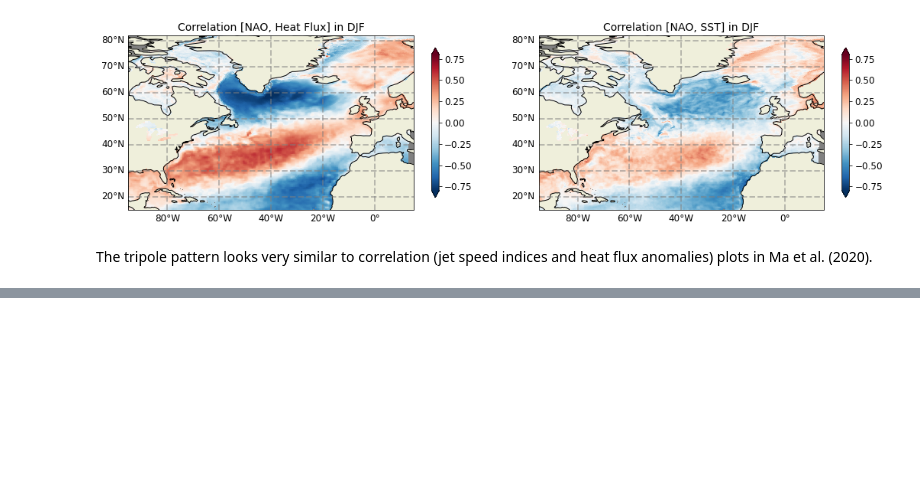
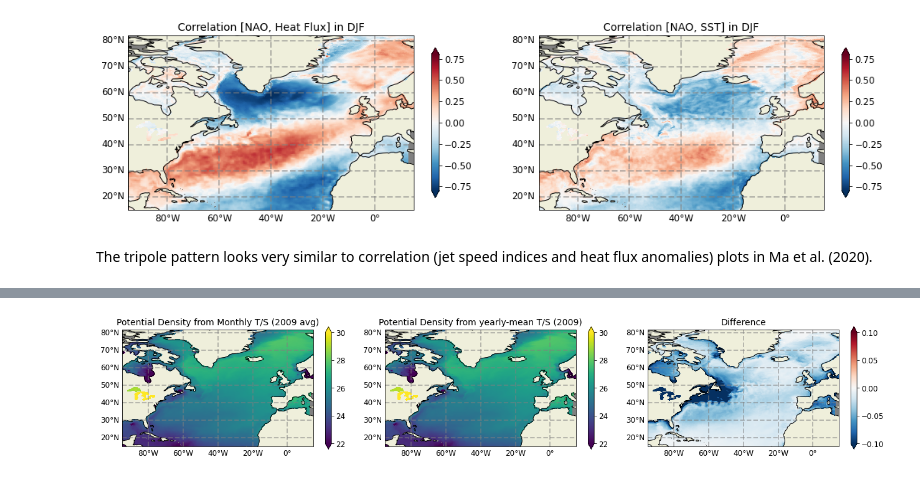
Before and after one commit to hmkhatri/AMOC_Variability_DePreSys_MET, a Jupyter notebook: Notebooks/Quick_Checks/09_Check_Correlation.ipynb, the cells around one changed output, grey strips where cells are left out. Drawn from its saved outputs; the diff is of its cells as text; code cells hidden in the pictures; blank space fills up the shorter version.

Commit message:
potential density check

```diff
--- a/Notebooks/Quick_Checks/09_Check_Correlation.ipynb
+++ b/Notebooks/Quick_Checks/09_Check_Correlation.ipynb
@@ -15,7 +16,7 @@ import cartopy.feature as cfeature
 # %%
 # Read raw data for one year
 
-var_list = ['tos', 'hfds']
+var_list = ['tos', 'hfds', 'sos']
 
 ppdir="/badc/cmip6/data/CMIP6/DCPP/MOHC/HadGEM3-GC31-MM/dcppA-hindcast/"
 
@@ -59,7 +60,7 @@ Data variables:
 # %%
 # Read drift data to compute anomalies
 
-var_list = ['tos', 'hfds']
+var_list = ['tos', 'hfds', 'sos']
 
 ppdir_drift="/home/users/hkhatri/DePreSys4_Data/Data_Drift_Removal/Drift_1970_2016_Method_DCPP/"
 
@@ -340,0 +348,6 @@ The tripole pattern looks very similar to correlation (jet speed indices and hea
+# %%
+T = ds['tos'].sel(time = ds['time.year'] == 2009).isel(r=0)
+S = ds['sos'].sel(time = ds['time.year'] == 2009).isel(r=0)
+
+print(T,S)
+#gsw.density.sigma0(SA, CT)
@@ -340,0 +372,25 @@ The tripole pattern looks very similar to correlation (jet speed indices and hea
+# %%
+rho_month = gsw.density.sigma0(S, T).compute()
+rho_year = gsw.density.sigma0(S.mean('time'), T.mean('time')).compute()
+# %%
+lat_lon_ext = [-95., 15., 15., 82.]
+grid1 = plt.GridSpec(1, 3, wspace=0.1, hspace=0.1)
+fig = plt.figure(figsize=[22,6])
+
+ax = fig.add_subplot(grid1[0, 0], projection=ccrs.PlateCarree(),facecolor='grey')
+
+tmp = rho_month.mean('time') #.assign_coords({'lat': ds['latitude'], 'lon': ds['longitude']})
+p = plot_sec(ax, tmp, vmin=22., vmax=30., vstep=2.e-3, lat_lon_ext = lat_lon_ext,
+                   lon='longitude', lat='latitude', cmap='viridis', title=r'Potential Density from Monthly T/S (2009 avg)')
+
+ax = fig.add_subplot(grid1[0, 1], projection=ccrs.PlateCarree(),facecolor='grey')
+tmp = rho_year #.assign_coords({'lat': ds['latitude'], 'lon': ds['longitude']})
+p = plot_sec(ax, tmp, vmin=22., vmax=30., vstep=2.e-3, lat_lon_ext = lat_lon_ext,
+                   lon='longitude', lat='latitude', cmap='viridis', title=r'Potential Density from yearly-mean T/S (2009)')
+
+ax = fig.add_subplot(grid1[0, 2], projection=ccrs.PlateCarree(),facecolor='grey')
+tmp = - rho_year + rho_month.mean('time') #.assign_coords({'lat': ds['latitude'], 'lon': ds['longitude']})
+p = plot_sec(ax, tmp, vmin=-0.1, vmax=0.1, vstep=2.e-3, lat_lon_ext = lat_lon_ext,
+                   lon='longitude', lat='latitude', cmap='RdBu_r', title=r'Difference')
+# %% [output]
+[figure, added]
```
Also changed, not shown: parts of 6 cells of this notebook.
